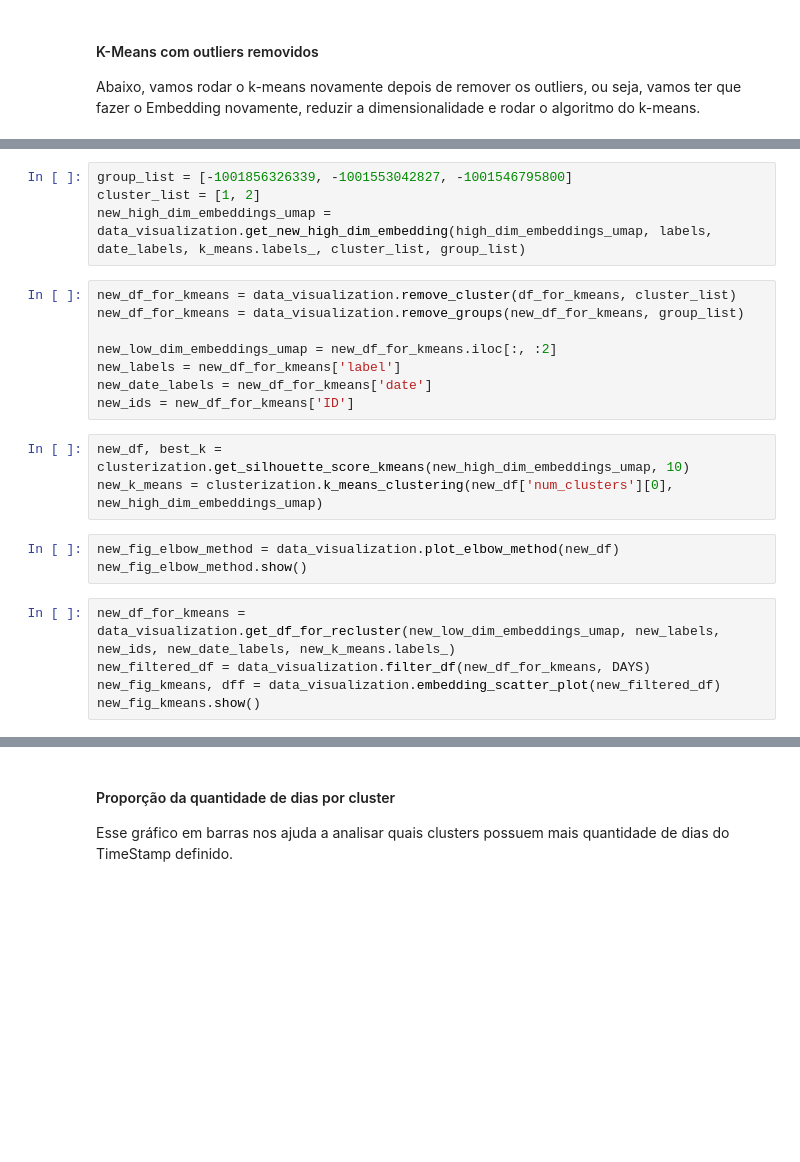
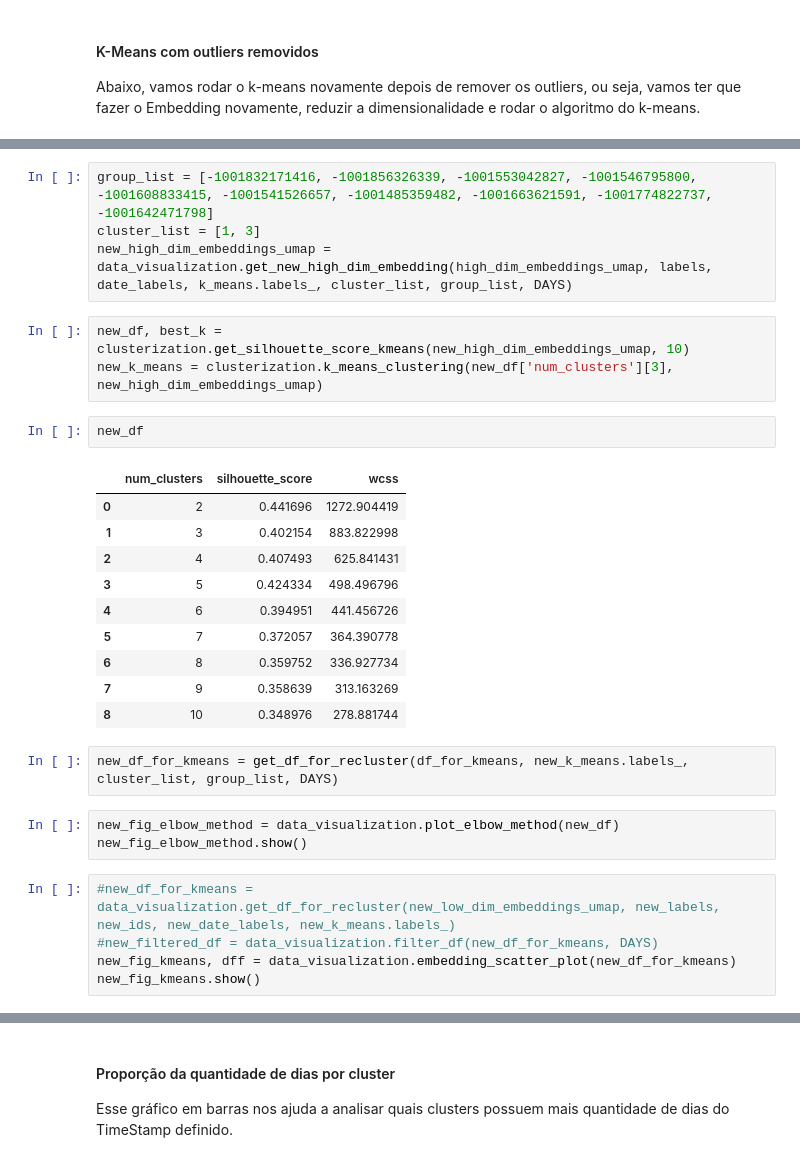
Before and after one commit to Danijnog/ic, a Jupyter notebook: project/main.ipynb, the cells around one changed output, grey strips where cells are left out. Saved outputs shown, nothing was run; the diff lists cells and outputs as text; blank space fills up the shorter version.

```diff
--- a/project/main.ipynb
+++ b/project/main.ipynb
@@ -212,23 +245,30 @@ Abaixo, vamos rodar o k-means novamente depois de remover os outliers, ou seja,
 # %%
-group_list = [-1001856326339, -1001553042827, -1001546795800]
-cluster_list = [1, 2]
-new_high_dim_embeddings_umap = data_visualization.get_new_high_dim_embedding(high_dim_embeddings_umap, labels, date_labels, k_means.labels_, cluster_list, group_list)
+group_list = [-1001832171416, -1001856326339, -1001553042827, -1001546795800, -1001608833415, -1001541526657, -1001485359482, -1001663621591, -1001774822737, -1001642471798]
+cluster_list = [1, 3]
+new_high_dim_embeddings_umap = data_visualization.get_new_high_dim_embedding(high_dim_embeddings_umap, labels, date_labels, k_means.labels_, cluster_list, group_list, DAYS)
-# %%
-new_df_for_kmeans = data_visualization.remove_cluster(df_for_kmeans, cluster_list)
-new_df_for_kmeans = data_visualization.remove_groups(new_df_for_kmeans, group_list)
-
-new_low_dim_embeddings_umap = new_df_for_kmeans.iloc[:, :2]
-new_labels = new_df_for_kmeans['label']
-new_date_labels = new_df_for_kmeans['date']
-new_ids = new_df_for_kmeans['ID']
 # %%
 new_df, best_k = clusterization.get_silhouette_score_kmeans(new_high_dim_embeddings_umap, 10)
-new_k_means = clusterization.k_means_clustering(new_df['num_clusters'][0], new_high_dim_embeddings_umap)
+new_k_means = clusterization.k_means_clustering(new_df['num_clusters'][3], new_high_dim_embeddings_umap)
+# %%
+new_df
+# %% [output]
+|  | num_clusters | silhouette_score | wcss |
+| 0 | 2 | 0.441696 | 1272.904419 |
+| 1 | 3 | 0.402154 | 883.822998 |
+| 2 | 4 | 0.407493 | 625.841431 |
+| 3 | 5 | 0.424334 | 498.496796 |
+| 4 | 6 | 0.394951 | 441.456726 |
+| 5 | 7 | 0.372057 | 364.390778 |
+| 6 | 8 | 0.359752 | 336.927734 |
+| 7 | 9 | 0.358639 | 313.163269 |
+| 8 | 10 | 0.348976 | 278.881744 |
+# %%
+new_df_for_kmeans = get_df_for_recluster(df_for_kmeans, new_k_means.labels_, cluster_list, group_list, DAYS)
 # %%
 new_fig_elbow_method = data_visualization.plot_elbow_method(new_df)
 new_fig_elbow_method.show()
 # %%
-new_df_for_kmeans = data_visualization.get_df_for_recluster(new_low_dim_embeddings_umap, new_labels, new_ids, new_date_labels, new_k_means.labels_)
-new_filtered_df = data_visualization.filter_df(new_df_for_kmeans, DAYS)
-new_fig_kmeans, dff = data_visualization.embedding_scatter_plot(new_filtered_df)
+#new_df_for_kmeans = data_visualization.get_df_for_recluster(new_low_dim_embeddings_umap, new_labels, new_ids, new_date_labels, new_k_means.labels_)
+#new_filtered_df = data_visualization.filter_df(new_df_for_kmeans, DAYS)
+new_fig_kmeans, dff = data_visualization.embedding_scatter_plot(new_df_for_kmeans)
 new_fig_kmeans.show()
```
Also changed, not shown: parts of 31 cells of this notebook, 25 other files.
